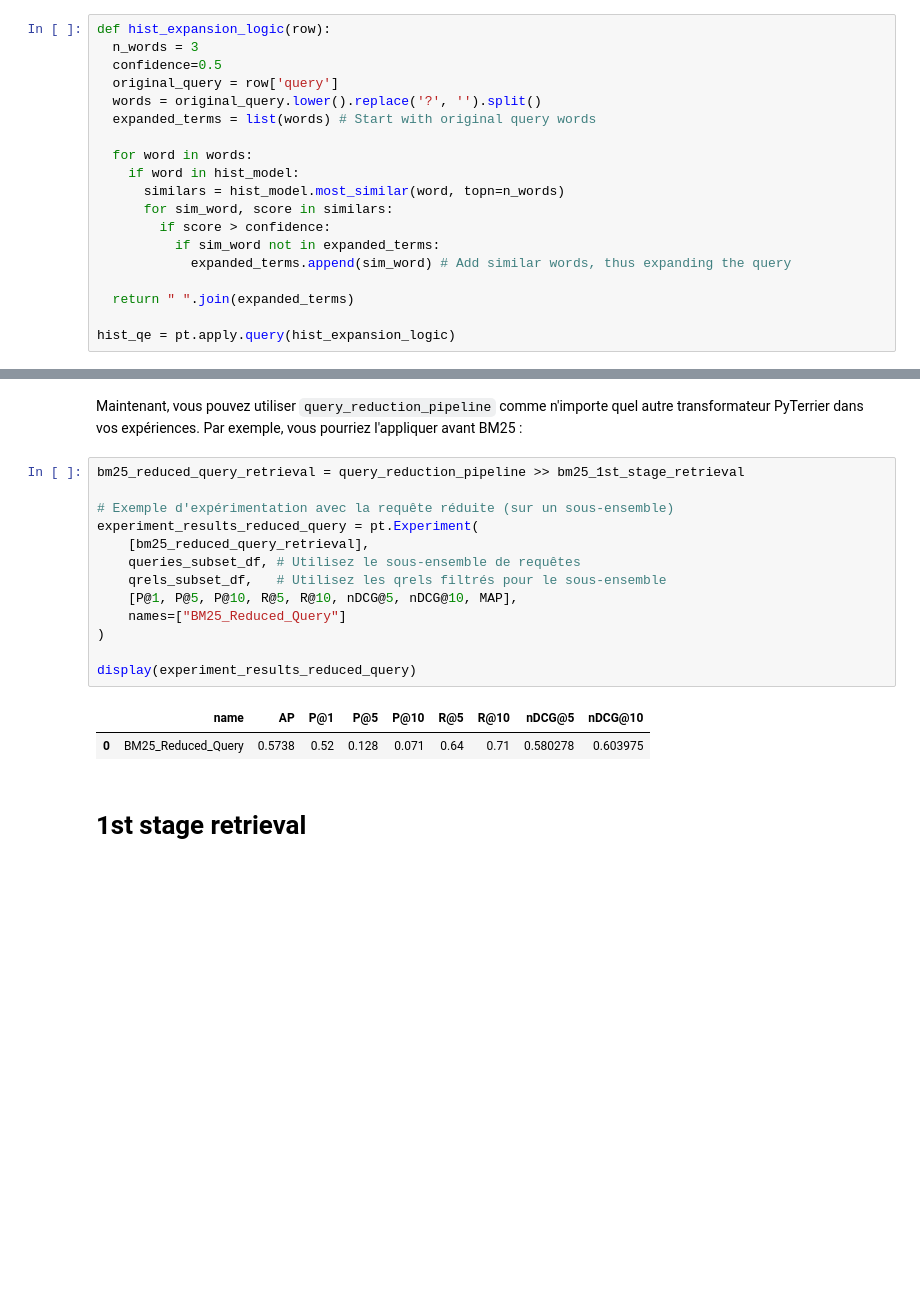
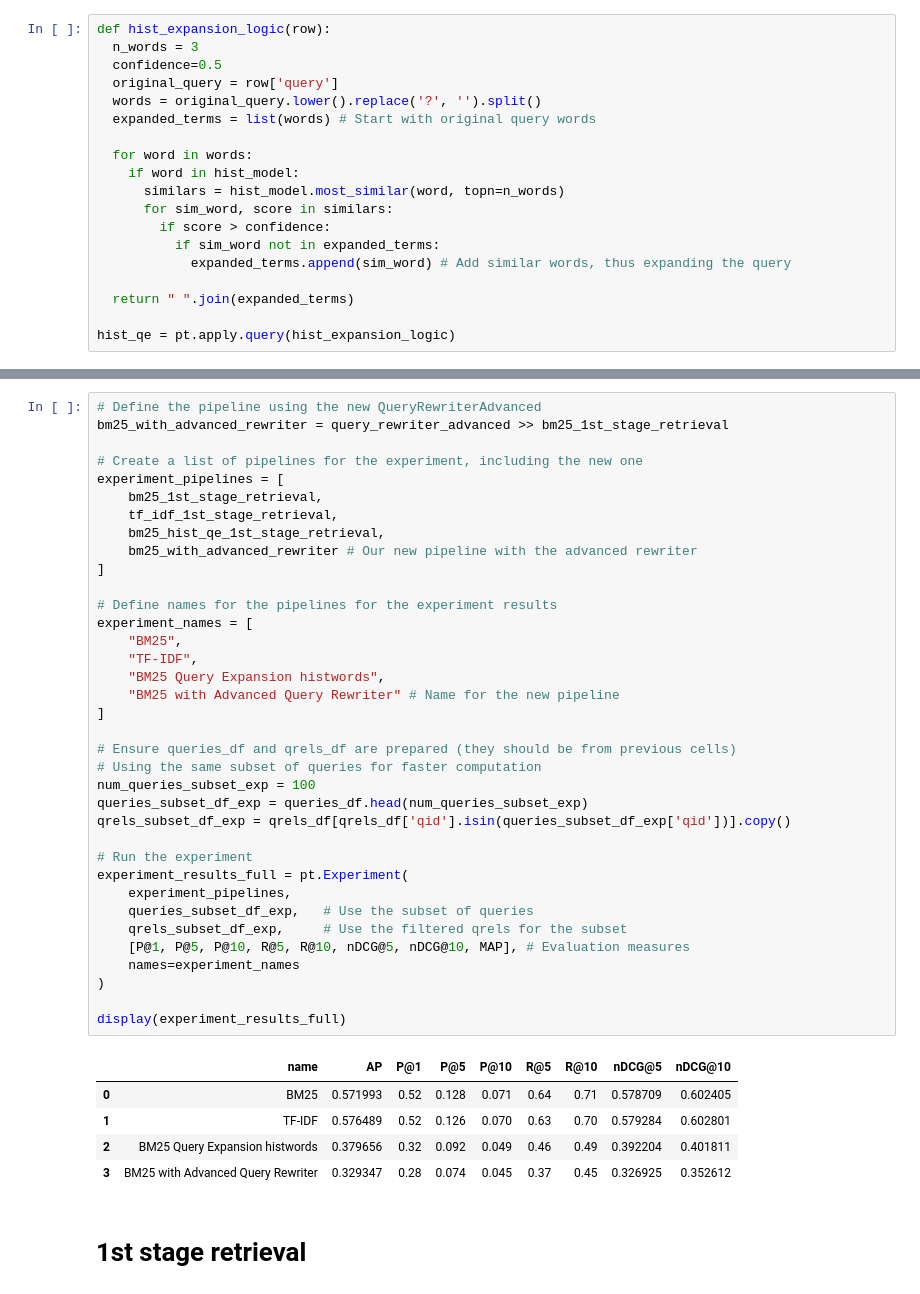
Before and after one commit to OmerSherman/IRProject, a Jupyter notebook: Historical News Question Answering.ipynb, the cells around one changed output, grey strips where cells are left out. Saved outputs shown, nothing was run; the diff lists cells and outputs as text; blank space fills up the shorter version.

```diff
--- a/Historical News Question Answering.ipynb
+++ b/Historical News Question Answering.ipynb
@@ -532,24 +587,48 @@ print(f"Requête réduite: {reduced_query['query'].iloc[0]}")
 # %% [output]
 Requête originale: How many lots did Thomas Peirce have in the year 1800
 Requête réduite: many lots thomas peirce year 1800
-# %% [markdown]
-Maintenant, vous pouvez utiliser `query_reduction_pipeline` comme n'importe quel autre transformateur PyTerrier dans vos expériences. Par exemple, vous pourriez l'appliquer avant BM25 :
-# %%
-bm25_reduced_query_retrieval = query_reduction_pipeline >> bm25_1st_stage_retrieval
-
-# Exemple d'expérimentation avec la requête réduite (sur un sous-ensemble)
-experiment_results_reduced_query = pt.Experiment(
-    [bm25_reduced_query_retrieval],
-    queries_subset_df, # Utilisez le sous-ensemble de requêtes
-    qrels_subset_df,   # Utilisez les qrels filtrés pour le sous-ensemble
-    [P@1, P@5, P@10, R@5, R@10, nDCG@5, nDCG@10, MAP],
-    names=["BM25_Reduced_Query"]
-)
-
-display(experiment_results_reduced_query)
-# %% [output]
-|  | name | AP | P@1 | P@5 | P@10 | R@5 | R@10 | nDCG@5 | nDCG@10 |
-| 0 | BM25_Reduced_Query | 0.5738 | 0.52 | 0.128 | 0.071 | 0.64 | 0.71 | 0.580278 | 0.603975 |
+# %%
+# Define the pipeline using the new QueryRewriterAdvanced
+bm25_with_advanced_rewriter = query_rewriter_advanced >> bm25_1st_stage_retrieval
+
+# Create a list of pipelines for the experiment, including the new one
+experiment_pipelines = [
+    bm25_1st_stage_retrieval,
+    tf_idf_1st_stage_retrieval,
+    bm25_hist_qe_1st_stage_retrieval,
+    bm25_with_advanced_rewriter # Our new pipeline with the advanced rewriter
+]
+
+# Define names for the pipelines for the experiment results
+experiment_names = [
+    "BM25",
+    "TF-IDF",
+    "BM25 Query Expansion histwords",
+    "BM25 with Advanced Query Rewriter" # Name for the new pipeline
+]
+
+# Ensure queries_df and qrels_df are prepared (they should be from previous cells)
+# Using the same subset of queries for faster computation
+num_queries_subset_exp = 100
+queries_subset_df_exp = queries_df.head(num_queries_subset_exp)
+qrels_subset_df_exp = qrels_df[qrels_df['qid'].isin(queries_subset_df_exp['qid'])].copy()
+
+# Run the experiment
+experiment_results_full = pt.Experiment(
+    experiment_pipelines,
+    queries_subset_df_exp,   # Use the subset of queries
+    qrels_subset_df_exp,     # Use the filtered qrels for the subset
+    [P@1, P@5, P@10, R@5, R@10, nDCG@5, nDCG@10, MAP], # Evaluation measures
+    names=experiment_names
+)
+
+display(experiment_results_full)
+# %% [output]
+|  | name | AP | P@1 | P@5 | P@10 | R@5 | R@10 | nDCG@5 | nDCG@10 |
+| 0 | BM25 | 0.571993 | 0.52 | 0.128 | 0.071 | 0.64 | 0.71 | 0.578709 | 0.602405 |
+| 1 | TF-IDF | 0.576489 | 0.52 | 0.126 | 0.070 | 0.63 | 0.70 | 0.579284 | 0.602801 |
+| 2 | BM25 Query Expansion histwords | 0.379656 | 0.32 | 0.092 | 0.049 | 0.46 | 0.49 | 0.392204 | 0.401811 |
+| 3 | BM25 with Advanced Query Rewriter | 0.329347 | 0.28 | 0.074 | 0.045 | 0.37 | 0.45 | 0.326925 | 0.352612 |
 # %% [markdown]
 # 1st stage retrieval
 # %%
```
Also changed, not shown: parts of 22 cells of this notebook.
